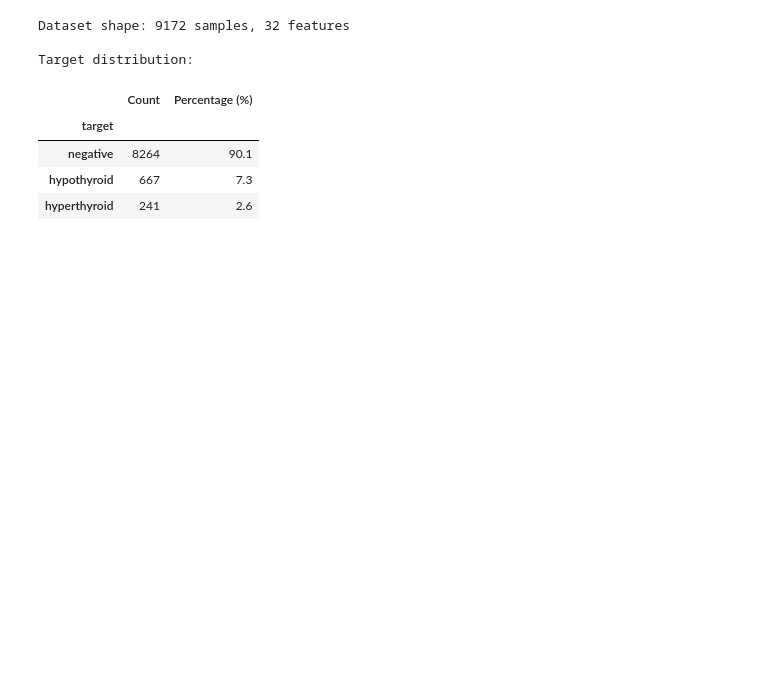
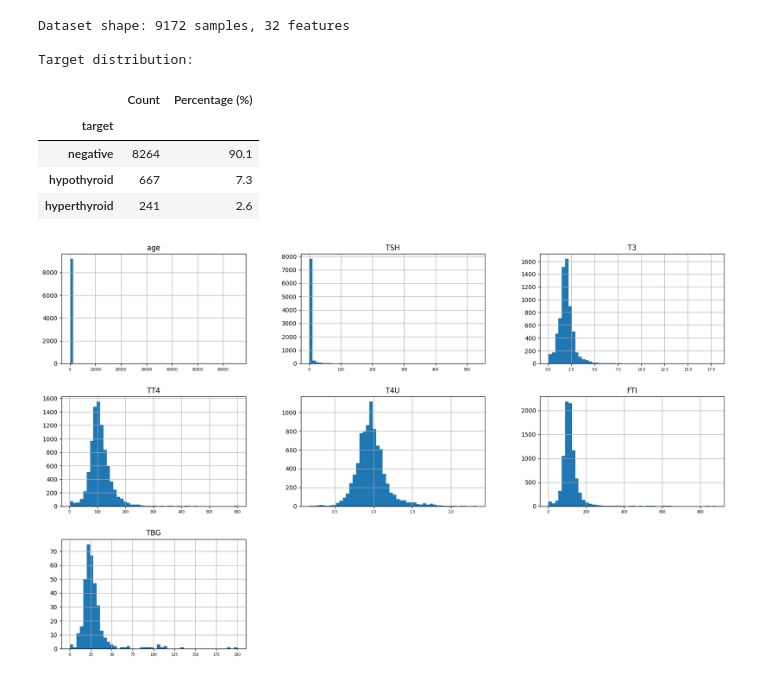
Before and after one commit to SergioReigosa/ia25-master-main, a Jupyter notebook: sergio_ejercicios/tiroides/tiroides_red_sergio.ipynb, the cells around one changed output. Drawn from its saved outputs; the diff is of its cells as text; code cells hidden in the pictures; blank space fills up the shorter version.

```diff
--- a/sergio_ejercicios/tiroides/tiroides_red_sergio.ipynb
+++ b/sergio_ejercicios/tiroides/tiroides_red_sergio.ipynb
@@ -96,3 +96,11 @@ Target distribution:
 | negative | 8264 | 90.1 |
 | hypothyroid | 667 | 7.3 |
 | hyperthyroid | 241 | 2.6 |
+# %%
+#Procedemos a eliminar las columnas que no aportan información relevante
+data_tiroides.drop(columns=['patient_id', 'referral_source'], inplace=True)
+# %%
+import matplotlib.pyplot as plt
+_ = data_tiroides.hist(bins=50, figsize=(20, 12), xlabelsize=6)
+# %% [output]
+[figure, added]
```
Also changed, not shown: parts of 42 cells of this notebook, 1 other file.
